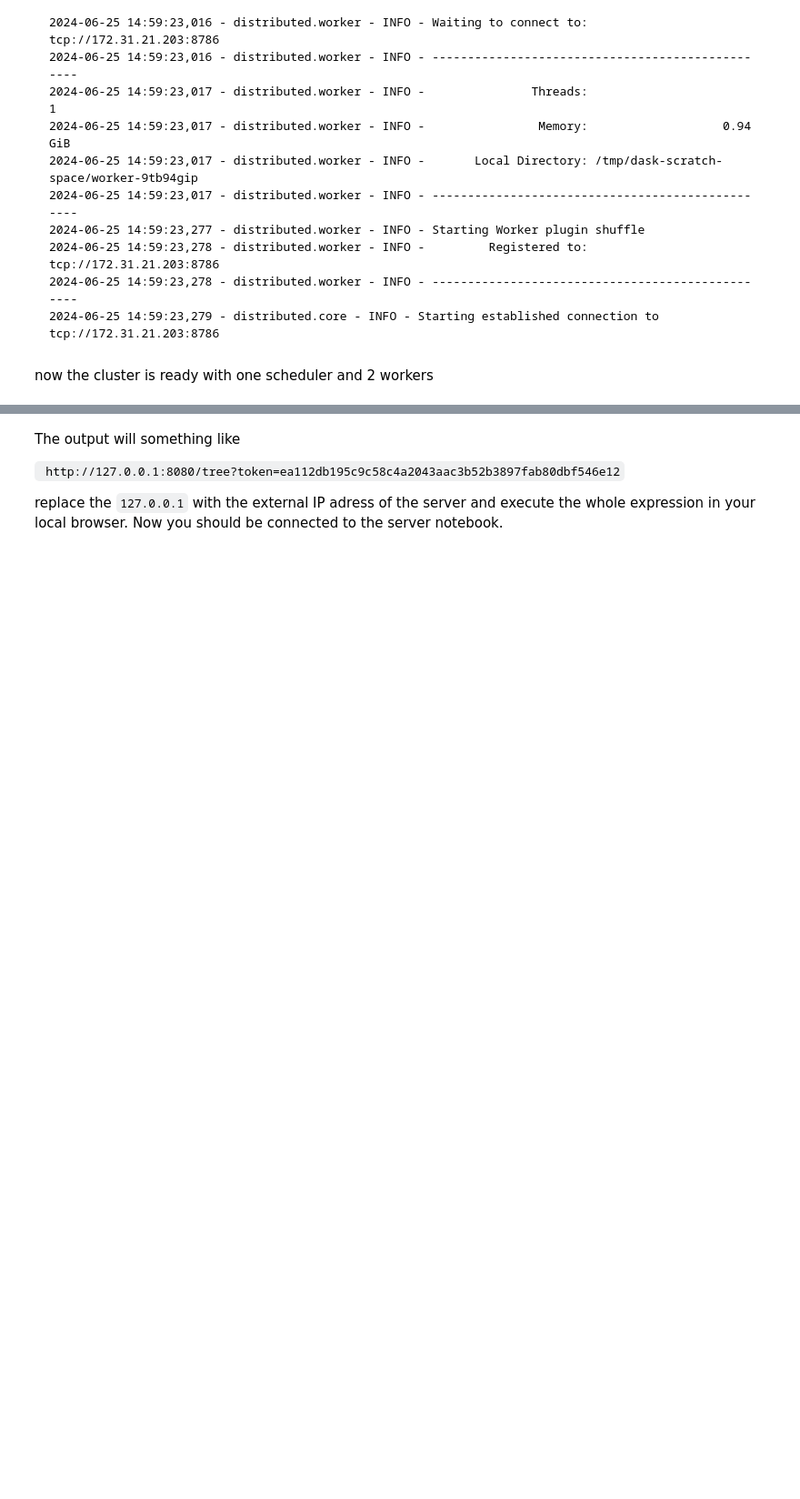
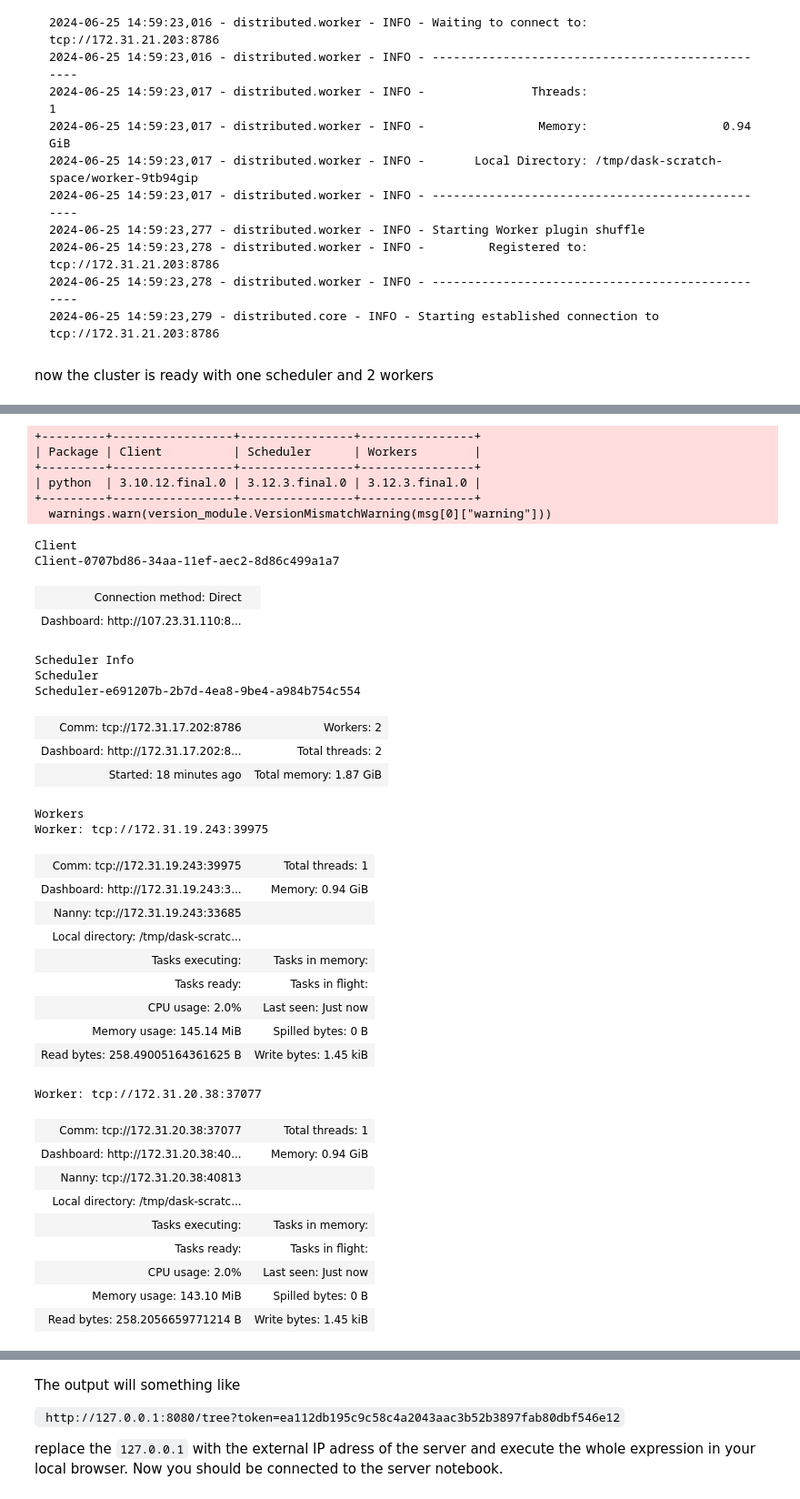
Before and after one commit to longtongster/deploy-dask-cluster-on-aws, a Jupyter notebook: start and prepare ec2 instances.ipynb, the cells around one changed output, grey strips where cells are left out. Shown at 91% size. Cells and saved outputs as stored; diff of their text form; code cells hidden in the pictures; blank space fills up the shorter version.

Commit message:
added explenation on how to connect to cluster from local machine

```diff
--- a/start and prepare ec2 instances.ipynb
+++ b/start and prepare ec2 instances.ipynb
@@ -108,0 +131,46 @@ start this (from user data) and then look at the url above
+# %%
+from dask.distributed import Client
+
+address = "tcp://107.23.31.110:8786"
+
+client = Client(address=address)
+
+client
+# %% [output]
++---------+-----------------+----------------+----------------+
+| Package | Client          | Scheduler      | Workers        |
++---------+-----------------+----------------+----------------+
+| python  | 3.10.12.final.0 | 3.12.3.final.0 | 3.12.3.final.0 |
++---------+-----------------+----------------+----------------+
+  warnings.warn(version_module.VersionMismatchWarning(msg[0]["warning"]))
+Client
+Client-0707bd86-34aa-11ef-aec2-8d86c499a1a7
+| Connection method: Direct |  |
+| Dashboard: http://107.23.31.110:8... |  |
+Scheduler Info
+Scheduler
+Scheduler-e691207b-2b7d-4ea8-9be4-a984b754c554
+| Comm: tcp://172.31.17.202:8786 | Workers: 2 |
+| Dashboard: http://172.31.17.202:8... | Total threads: 2 |
+| Started: 18 minutes ago | Total memory: 1.87 GiB |
+Workers
+Worker: tcp://172.31.19.243:39975
+| Comm: tcp://172.31.19.243:39975 | Total threads: 1 |
+| Dashboard: http://172.31.19.243:3... | Memory: 0.94 GiB |
+| Nanny: tcp://172.31.19.243:33685 |  |
+| Local directory: /tmp/dask-scratc... |  |
+| Tasks executing: | Tasks in memory: |
+| Tasks ready: | Tasks in flight: |
+| CPU usage: 2.0% | Last seen: Just now |
+| Memory usage: 145.14 MiB | Spilled bytes: 0 B |
+| Read bytes: 258.49005164361625 B | Write bytes: 1.45 kiB |
+Worker: tcp://172.31.20.38:37077
+| Comm: tcp://172.31.20.38:37077 | Total threads: 1 |
+| Dashboard: http://172.31.20.38:40... | Memory: 0.94 GiB |
+| Nanny: tcp://172.31.20.38:40813 |  |
+| Local directory: /tmp/dask-scratc... |  |
+| Tasks executing: | Tasks in memory: |
+| Tasks ready: | Tasks in flight: |
+| CPU usage: 2.0% | Last seen: Just now |
+| Memory usage: 143.10 MiB | Spilled bytes: 0 B |
+| Read bytes: 258.2056659771214 B | Write bytes: 1.45 kiB |
```
Also changed, not shown: parts of 13 cells of this notebook.
